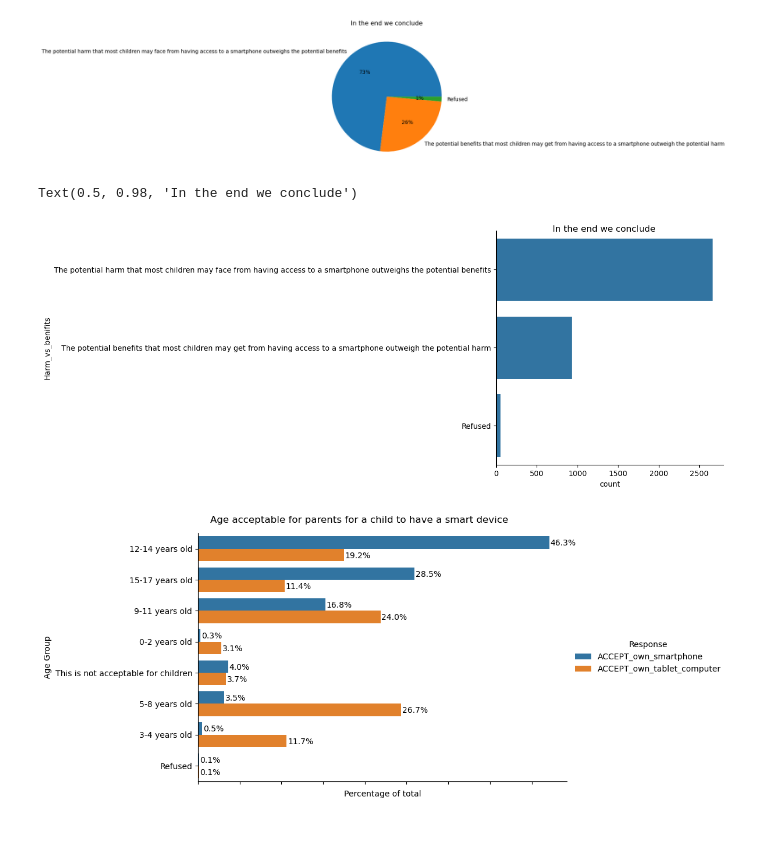
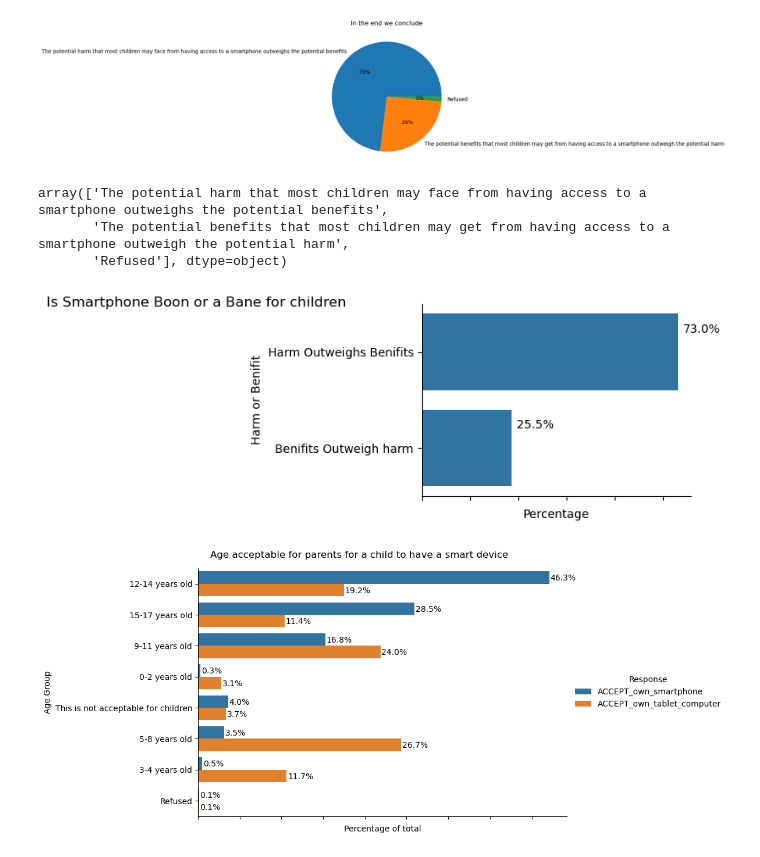
Before and after one commit to tyz-sd/Parenting-children-in-the-age-of-screens, a Jupyter notebook: Initial_visualizations.ipynb, the cells around one changed output. Saved outputs shown, nothing was run; the diff lists cells and outputs as text; code cells hidden in the pictures.

Commit message:
Added further visualizations and corrected few

```diff
--- a/Initial_visualizations.ipynb
+++ b/Initial_visualizations.ipynb
@@ -111,12 +111,19 @@ plt.title('In the end we conclude')
 plt.show()
 # %% [output]
 [figure]
+# %%
+data['Harm_vs_benifits'].unique()
+# %% [output]
+array(['The potential harm that most children may face from having access to a smartphone outweighs the potential benefits',
+       'The potential benefits that most children may get from having access to a smartphone outweigh the potential harm',
+       'Refused'], dtype=object)
 # %%
-g3=sns.catplot(data=data,y='Harm_vs_benifits',kind='count')
-g3.fig.suptitle('In the end we conclude')
+g3=sns.catplot(data=data,y='Harm_vs_benifits',kind='count',order=['The potential harm that most children may face from having access to a smartphone outweighs the potential benefits','The potential benefits that most children may get from having access to a smartphone outweigh the potential harm'],aspect=4,height=3)
+g3.fig.suptitle('Is Smartphone Boon or a Bane for children')
+g3.set(ylabel='Harm or Benifit',xlabel='Percentage',xticklabels='',yticklabels=['Harm Outweighs Benifits','Benifits Outweigh harm'])
+add_percentage_labels_for_advice(g3,'Harm_vs_benifits', plt.gca(),len(data))
 # %% [output]
-Text(0.5, 0.98, 'In the end we conclude')
-[figure, old version]
+[figure, new version]
 # %%
 dfm1=data[['ACCEPT_own_smartphone','ACCEPT_own_tablet_computer']].melt(var_name='Response',value_name='Accept_having _smartphone')
 # %%
```
Also changed, not shown: parts of 19 cells of this notebook, 1 other file.
